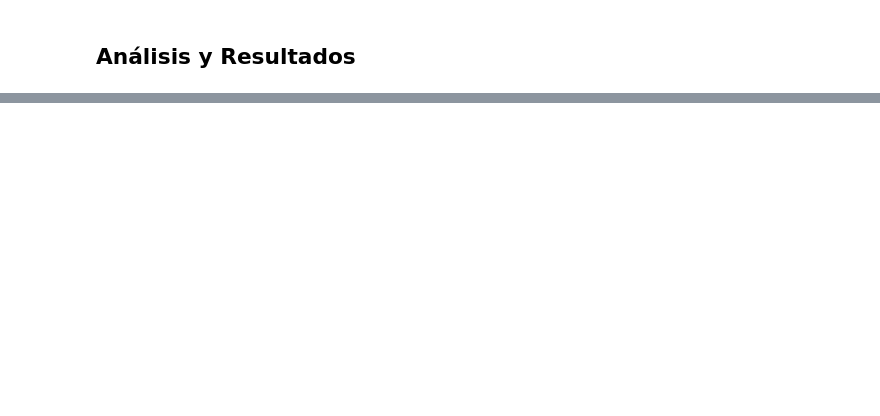
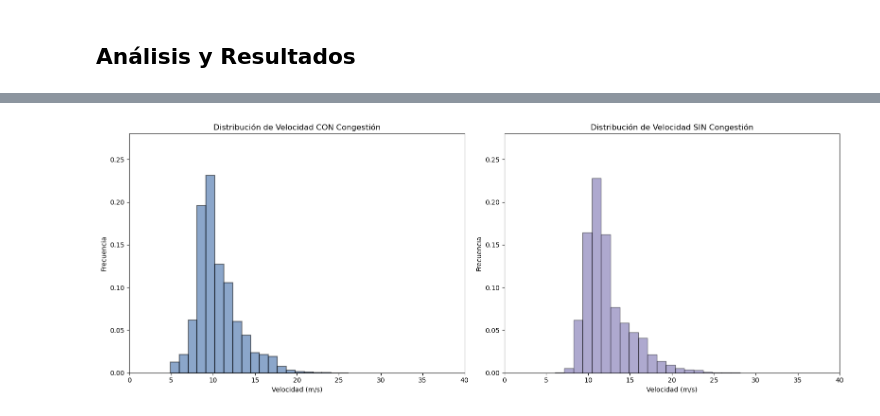
Before and after one commit to azulnogueraa/Agent-Based-Model---Gral-Paz, a Jupyter notebook: simulacion.ipynb, the cells around one changed output, grey strips where cells are left out. Drawn from its saved outputs; the diff is of its cells as text; code cells hidden in the pictures; blank space fills up the shorter version.

```diff
--- a/simulacion.ipynb
+++ b/simulacion.ipynb
@@ -654,0 +683,41 @@ plt.show()
+# %%
+import pandas as pd
+import matplotlib.pyplot as plt
+import numpy as np
+from scipy.stats import triang
+
+# Cargar el archivo CSV con los datos de velocidad de los agentes
+df_congestion = pd.read_csv('./data/agent_velocities.csv')
+df_sin_congestion = pd.read_csv('./data/agent_velocities_without_congestion.csv')
+
+# Eliminar la columna de ArrivalTime si no la necesitas en el gráfico
+df_congestion = df_congestion.drop(columns=['ArrivalTime'])
+df_sin_congestion = df_sin_congestion.drop(columns=['ArrivalTime'])
+
+# Crear subplots en una fila
+fig, axs = plt.subplots(1, 2, figsize=(16, 6))
+
+# Trazar el histograma con congestión en el primer subplot
+axs[0].hist(df_congestion.values.flatten(), bins=20, alpha=0.5, color='#194F97', edgecolor='black', density=True, linewidth=1.5)
+# axs[0].plot(x, triangular, 'r-', linewidth=2, label='Distribución Triangular')
+axs[0].set_xlabel('Velocidad (m/s)')
+axs[0].set_ylabel('Frecuencia')
+axs[0].set_title('Distribución de Velocidad CON Congestión')
+axs[0].set_xlim(0, 40)
+axs[0].set_ylim(0, 0.28)
+
+# Trazar el histograma sin congestión en el segundo subplot
+axs[1].hist(df_sin_congestion.values.flatten(), bins=20, alpha=0.5, color='#5F54A1', edgecolor='black', density=True)
+# axs[1].plot(x, triangular, 'r-', linewidth=2, label='Distribución Triangular')
+axs[1].set_xlabel('Velocidad (m/s)')
+axs[1].set_ylabel('Frecuencia')
+axs[1].set_title('Distribución de Velocidad SIN Congestión')
+axs[1].set_xlim(0, 40)
+axs[1].set_ylim(0, 0.28)
+# Ajustar el espacio entre subplots
+plt.tight_layout()
+
+# Mostrar los gráficos
+plt.show()
+# %% [output]
+[figure, added]
```
Also changed, not shown: parts of 13 cells of this notebook.
